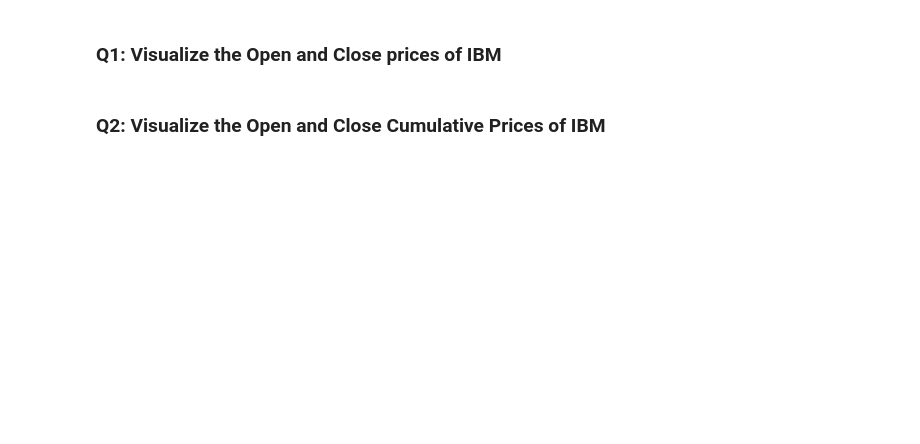
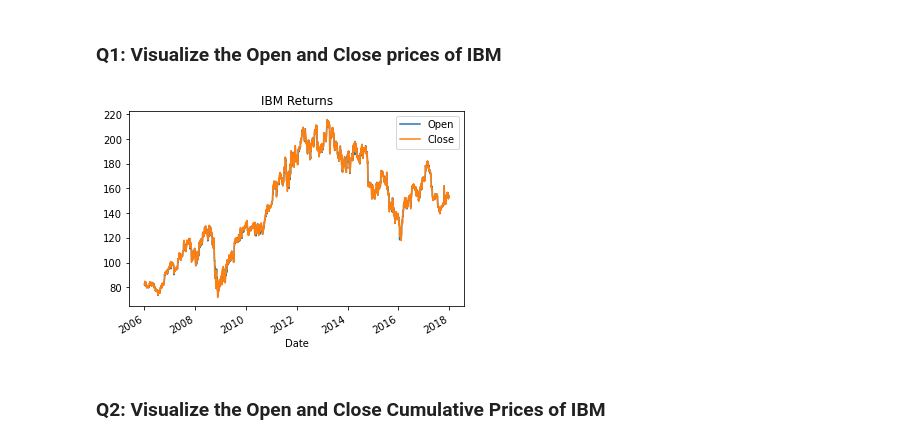
Before and after one commit to mshayganfar/mec-mini-projects, a Jupyter notebook: mec-18.5.1-time-series-analysis-mini-project/Mini_Project_Time_Series_Forecasting.ipynb, the cells around one changed output. Saved outputs shown, nothing was run; the diff lists cells and outputs as text; code cells hidden in the pictures; blank space fills up the shorter version.

```diff
--- a/mec-18.5.1-time-series-analysis-mini-project/Mini_Project_Time_Series_Forecasting.ipynb
+++ b/mec-18.5.1-time-series-analysis-mini-project/Mini_Project_Time_Series_Forecasting.ipynb
@@ -49,4 +71,10 @@ plt.title('IBM Returns');
 # %% [markdown]
 ### Q1: Visualize the Open and Close prices of IBM
+# %%
+dr = df[['Open', 'Close']]
+dr.plot()
+plt.title('IBM Returns');
+# %% [output]
+[figure, added]
 # %% [markdown]
 ### Q2: Visualize the Open and Close Cumulative Prices of IBM
```
Also changed, not shown: parts of 44 cells of this notebook.
